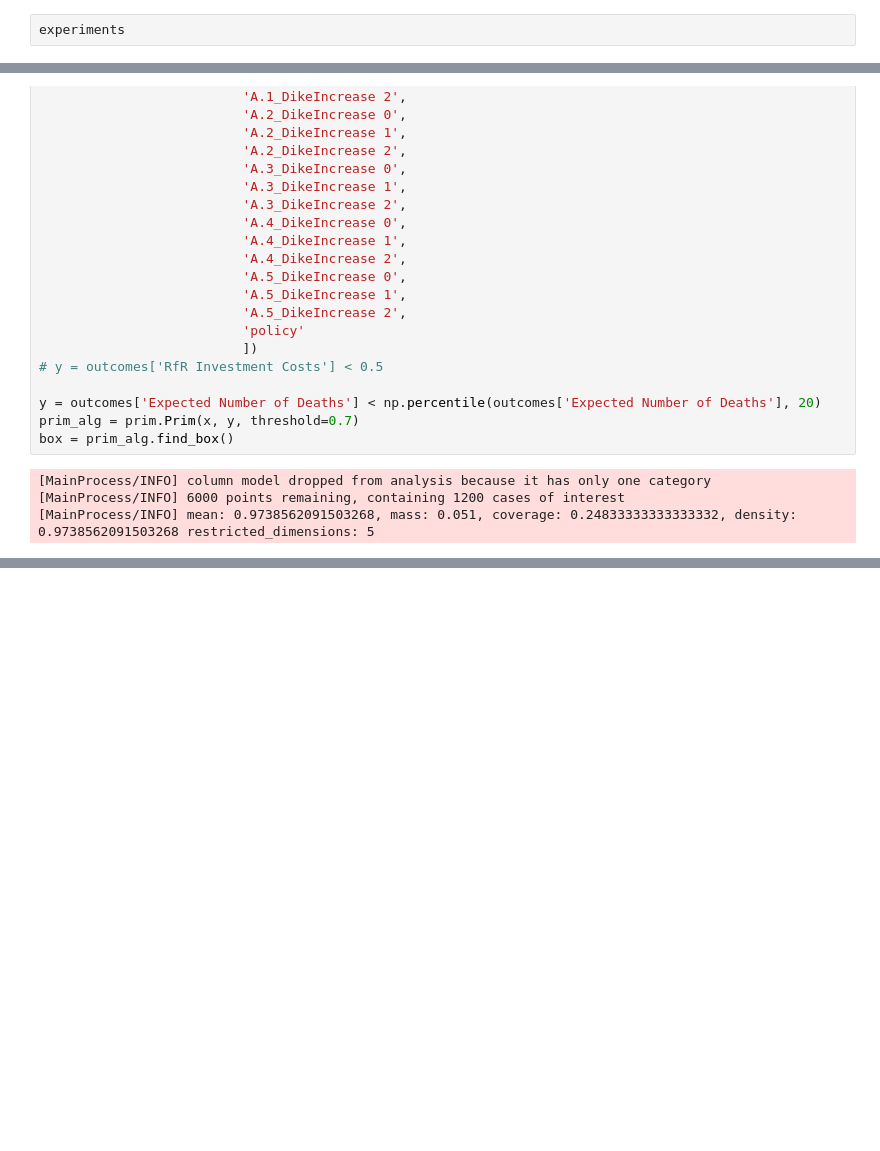
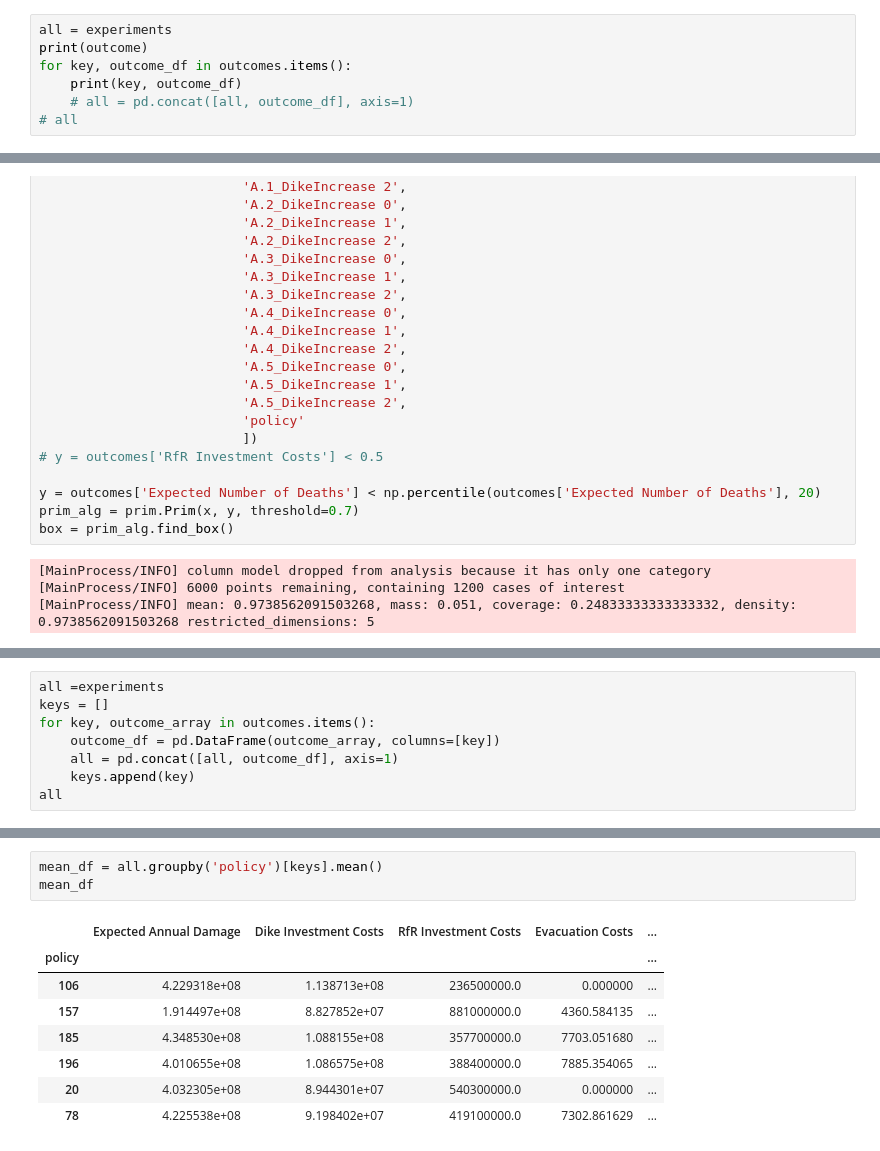
Before and after one commit to JulianvanRie/EPA141A-Model-based-decision-making, a Jupyter notebook: final assignment/Optimise.ipynb, the cells around one changed output, grey strips where cells are left out. Drawn from its saved outputs; the diff is of its cells as text; blank space fills up the shorter version.

```diff
--- a/final assignment/Optimise.ipynb
+++ b/final assignment/Optimise.ipynb
@@ -411,5 +411,10 @@ scores
 | 20 | 2.863809e+17 | 1.332805 | 0.0 | 0.000000e+00 | ... |
 | 78 | 3.020665e+17 | 1.370669 | 0.0 | 8.298749e+07 | ... |
 # %%
-experiments
+all = experiments
+print(outcome)
+for key, outcome_df in outcomes.items():
+    print(key, outcome_df)
+    # all = pd.concat([all, outcome_df], axis=1)
+# all
 # %% [output]
@@ -595,0 +612,8 @@ array([5.403e+08, 5.403e+08, 5.403e+08, ..., 3.884e+08, 3.884e+08,
+# %%
+all =experiments
+keys = []
+for key, outcome_array in outcomes.items():
+    outcome_df = pd.DataFrame(outcome_array, columns=[key])
+    all = pd.concat([all, outcome_df], axis=1)
+    keys.append(key)
+all
@@ -595,0 +634,12 @@ array([5.403e+08, 5.403e+08, 5.403e+08, ..., 3.884e+08, 3.884e+08,
+# %%
+mean_df = all.groupby('policy')[keys].mean()
+mean_df
+# %% [output]
+|  | Expected Annual Damage | Dike Investment Costs | RfR Investment Costs | Evacuation Costs | ... |
+| policy |  |  |  |  | ... |
+| 106 | 4.229318e+08 | 1.138713e+08 | 236500000.0 | 0.000000 | ... |
+| 157 | 1.914497e+08 | 8.827852e+07 | 881000000.0 | 4360.584135 | ... |
+| 185 | 4.348530e+08 | 1.088155e+08 | 357700000.0 | 7703.051680 | ... |
+| 196 | 4.010655e+08 | 1.086575e+08 | 388400000.0 | 7885.354065 | ... |
+| 20 | 4.032305e+08 | 8.944301e+07 | 540300000.0 | 0.000000 | ... |
+| 78 | 4.225538e+08 | 9.198402e+07 | 419100000.0 | 7302.861629 | ... |
```
Also changed, not shown: parts of 8 cells of this notebook.
